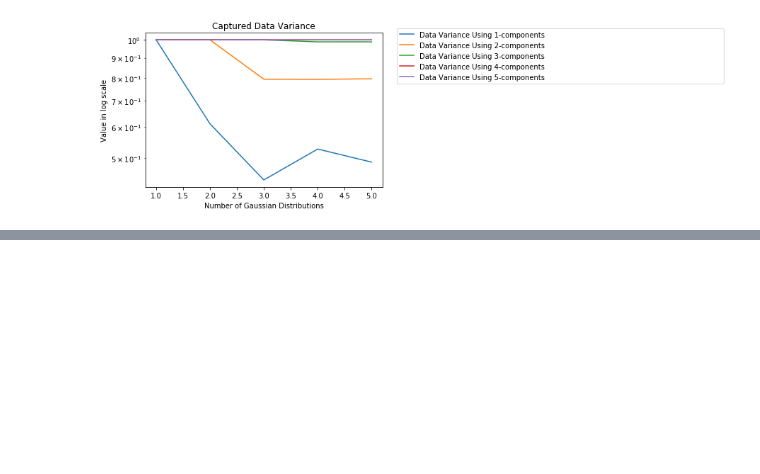
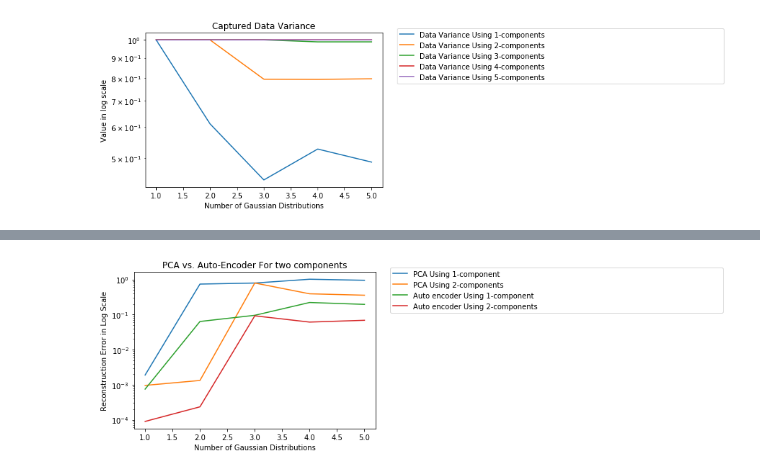
Before and after one commit to muneebasirshar/Data-Collection-, a Jupyter notebook: results.ipynb, the cells around one changed output, grey strips where cells are left out. Drawn from its saved outputs; the diff is of its cells as text; code cells hidden in the pictures; blank space fills up the shorter version.

```diff
--- a/results.ipynb
+++ b/results.ipynb
@@ -65,0 +103,26 @@ plt.show()
+# %%
+plt.plot(gauss, pca1comp, label="PCA Using 1-component")
+plt.plot(gauss, pca2comp, label="PCA Using 2-components")
+#plt.plot(gauss, pca3comp, label="PCA Using 3-components")
+#plt.plot(gauss, pca4comp, label="PCA Using 4-components")
+#plt.plot(gauss, pca1comp, label="PCA Using 5-components")
+plt.plot(gauss, autoencoder1comp, label="Auto encoder Using 1-component")
+plt.plot(gauss, autoencoder2comp, label="Auto encoder Using 2-components")
+#plt.plot(gauss, autoencoder3comp, label="Auto encoder Using 3-components")
+#plt.plot(gauss, autoencoder4comp, label="Auto encoder Using 4-components")
+#plt.plot(gauss, autoencoder5comp, label="Auto encoder Using 5-components")
+plt.legend(bbox_to_anchor=(1., 1.02, 1.5, .102), loc=2,
+           ncol=1, mode="expand", borderaxespad=2.)
+
+# Place a legend above this subplot, expanding itself to
+# fully use the given bounding box.
+plt.yscale('log')
+plt.xlabel('Number of Gaussian Distributions')
+plt.ylabel('Reconstruction Error in Log Scale')
+plt.title('PCA vs. Auto-Encoder For two components')
+# Create another legend for the second line.
+
+
+plt.show()
+# %% [output]
+[figure, added]
```
Also changed, not shown: parts of 7 cells of this notebook.
